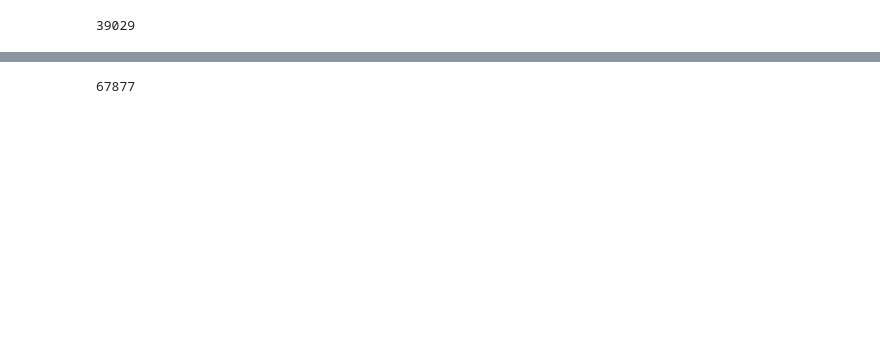
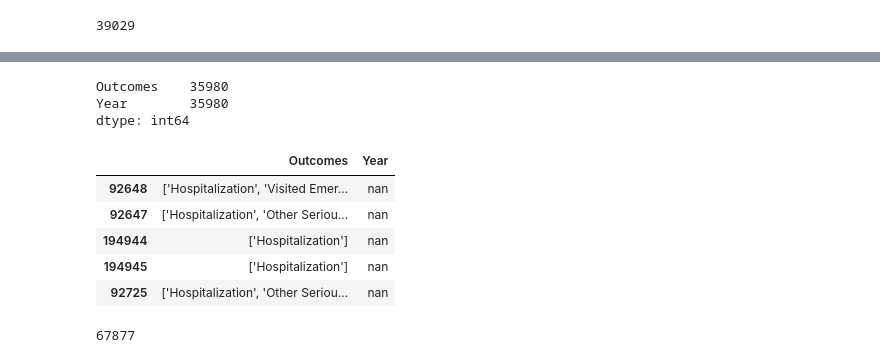
Before and after one commit to Mackshow/Project-3---Food-Recall-Data, a Jupyter notebook: Food Event working (incomplete).ipynb, the cells around one changed output, grey strips where cells are left out. Drawn from its saved outputs; the diff is of its cells as text; code cells hidden in the pictures; blank space fills up the shorter version.

```diff
--- a/Food Event working (incomplete).ipynb
+++ b/Food Event working (incomplete).ipynb
@@ -224,0 +305,16 @@ split_df.head()
+# %%
+# Filter rows that contain the string 'death' in the 'Reactions' column
+hospital_df = hospital_df[hospital_df['Outcomes'].str.contains('Hospitalization')]
+hospital_count = hospital_df.count()
+print(hospital_count)
+hospital_df.head()
+# %% [output]
+Outcomes    35980
+Year        35980
+dtype: int64
+|  | Outcomes | Year |
+| 92648 | ['Hospitalization', 'Visited Emer... | nan |
+| 92647 | ['Hospitalization', 'Other Seriou... | nan |
+| 194944 | ['Hospitalization'] | nan |
+| 194945 | ['Hospitalization'] | nan |
+| 92725 | ['Hospitalization', 'Other Seriou... | nan |
```
Also changed, not shown: parts of 8 cells of this notebook, 2 other files.
